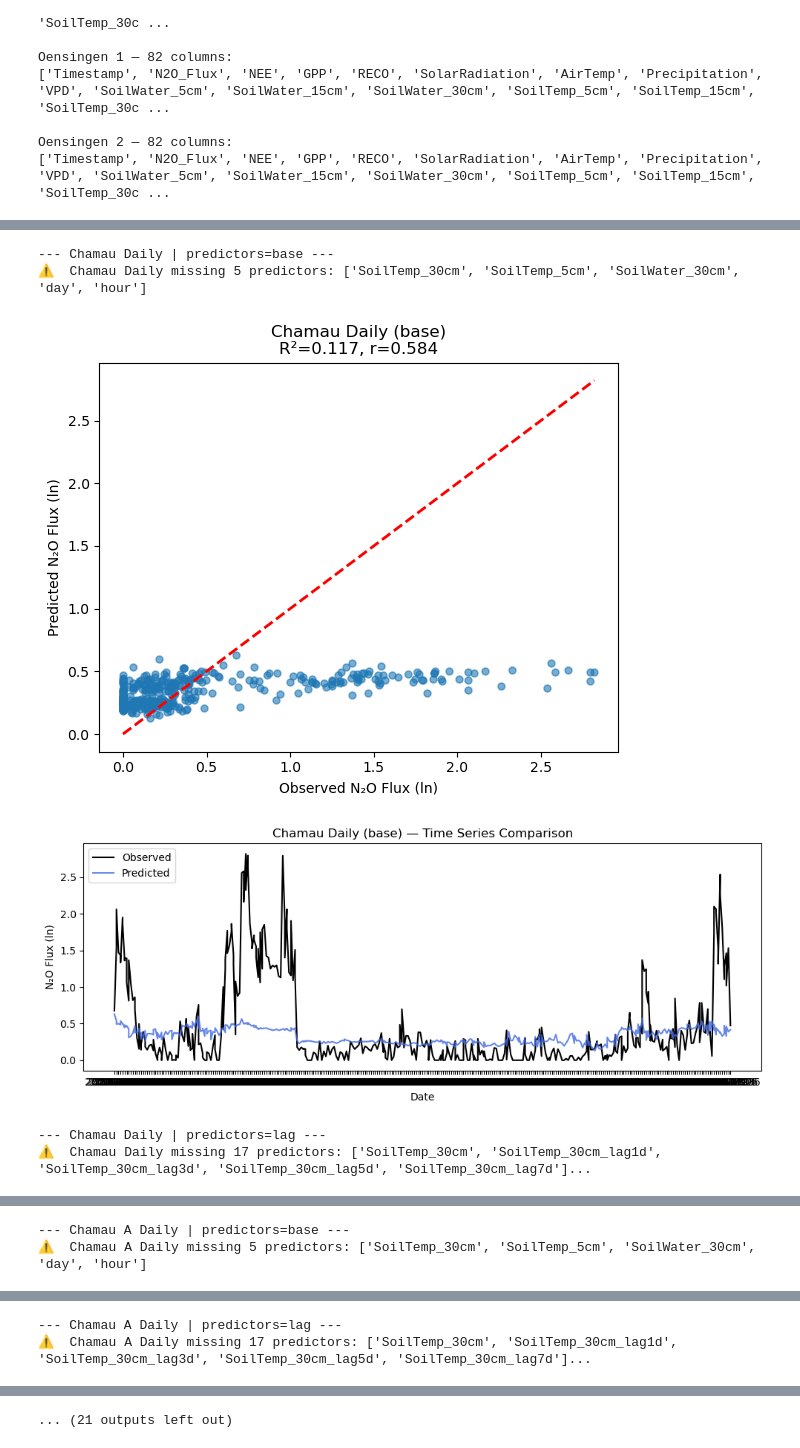
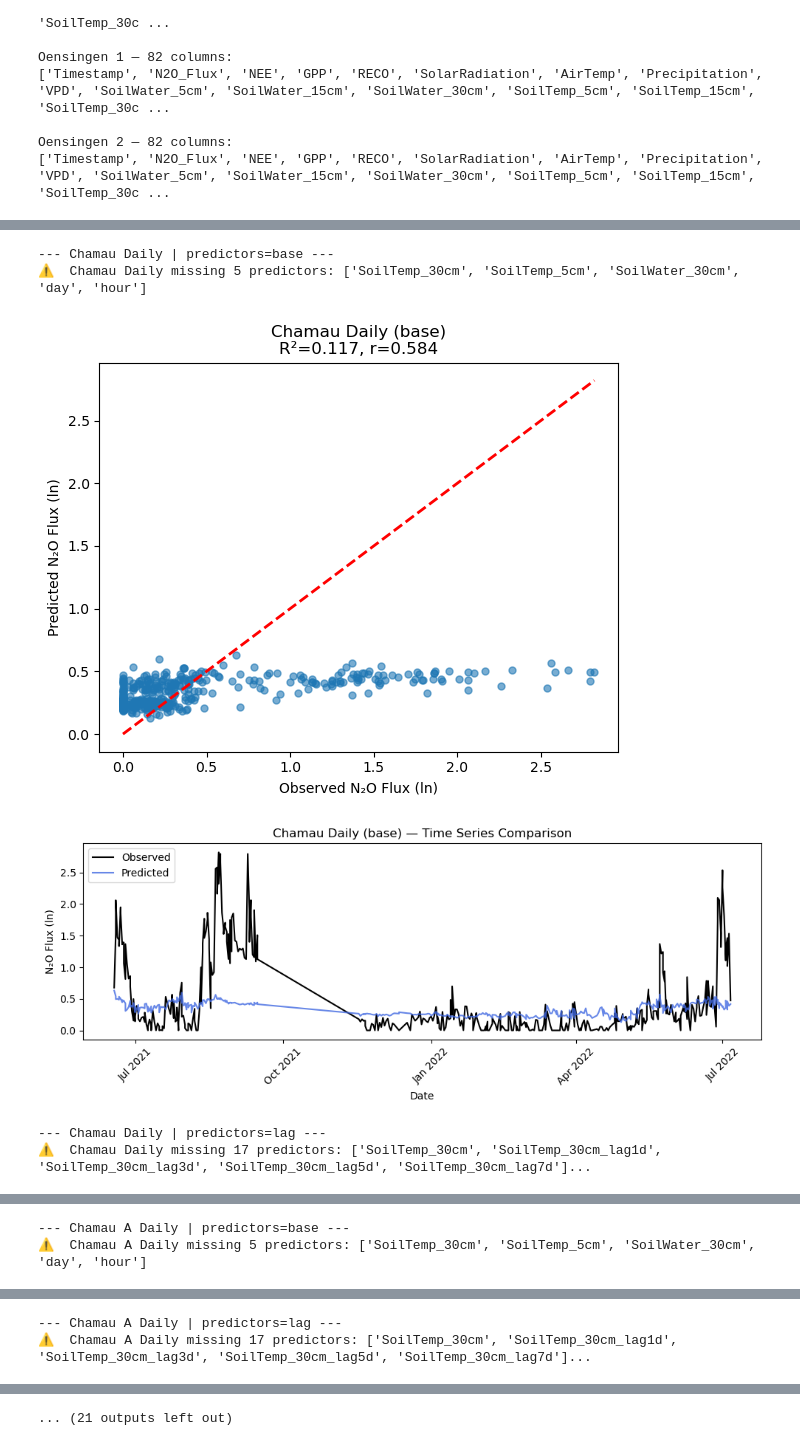
Before and after one commit to AndreasHiropedi/N2O_Emissions_Prediction, a Jupyter notebook: baseline_experiments/ElasticNet_experiments.ipynb, the cells around one changed output, grey strips where cells are left out. Saved outputs shown, nothing was run; the diff lists cells and outputs as text; code cells hidden in the pictures.

```diff
--- a/baseline_experiments/ElasticNet_experiments.ipynb
+++ b/baseline_experiments/ElasticNet_experiments.ipynb
@@ -290,7 +290,7 @@ def train_elasticnet_timeseries_split(
     r2 = r2_score(y_test, y_pred)
     r, _ = pearsonr(y_test, y_pred)
 
-    test_dates = test[date_col].values
+    test_dates = pd.to_datetime(test[date_col])
 
     return {
         "r2": r2,
@@ -312,6 +312,7 @@ def train_elasticnet_timeseries_split(
 import matplotlib.pyplot as plt
 import pandas as pd
 import numpy as np
+import matplotlib.dates as mdates
 
 results = []
 
@@ -374,9 +375,20 @@ for name, df in datasets.items():
             plt.figure(figsize=(10, 4))
             plt.plot(test_dates, y_test, label="Observed", color="black", lw=1.5)
             plt.plot(test_dates, y_pred, label="Predicted", color="royalblue", lw=1.5, alpha=0.8)
-            plt.xlabel("Date")
-            plt.ylabel("N₂O Flux (ln)")
-            plt.title(f"{name} ({set_name}) — Time Series Comparison")
+
+            ax = plt.gca()
+            ax.set_xlabel("Date")
+            ax.set_ylabel("N₂O Flux (ln)")
+            ax.set_title(f"{name} ({set_name}) — Time Series Comparison")
+
+
+            # Set monthly ticks
+            ax.xaxis.set_major_locator(mdates.MonthLocator(interval=3))    # show every 3 months
+            ax.xaxis.set_major_formatter(mdates.DateFormatter("%b %Y"))    # format as "Jan 2022"
+
+            # Rotate ticks for readability
+            plt.xticks(rotation=45)
+
             plt.legend()
             plt.tight_layout()
             plt.show()
@@ -429,6 +441,7 @@ datasets = {
 import matplotlib.pyplot as plt
 import pandas as pd
 import numpy as np
+import matplotlib.dates as mdates
 
 results = []
 
@@ -489,37 +502,48 @@ for name, df in datasets.items():
 
             # --- Time series plot (observed vs predicted) ---
             plt.figure(figsize=(10, 4))
             plt.plot(test_dates, y_test, label="Observed", color="black", lw=1.5)
             plt.plot(test_dates, y_pred, label="Predicted", color="royalblue", lw=1.5, alpha=0.8)
-            plt.xlabel("Date")
-            plt.ylabel("N₂O Flux (ln)")
-            plt.title(f"{name} ({set_name}) — Time Series Comparison")
+
+            ax = plt.gca()
+            ax.set_xlabel("Date")
+            ax.set_ylabel("N₂O Flux (ln)")
+            ax.set_title(f"{name} ({set_name}) — Time Series Comparison")
+
+
+            # Set monthly ticks
+            ax.xaxis.set_major_locator(mdates.MonthLocator(interval=3))    # show every 3 months
+            ax.xaxis.set_major_formatter(mdates.DateFormatter("%b %Y"))    # format as "Jan 2022"
+
+            # Rotate ticks for readability
+            plt.xticks(rotation=45)
+
             plt.legend()
             plt.tight_layout()
             plt.show()
 
         except Exception as e:
             print(f"Skipped {name} ({set_name}) due to error: {e}")
             results.append({
                 "Dataset": name,
                 "Predictor_Set": set_name,
                 "R²": None,
                 "Pearson_r": None,
                 "Best Alpha": None,
                 "Best l1_ratio": None,
                 "n_train": None,
                 "n_val": None,
                 "n_test": None
             })
 
 # --- Final summary ---
 results_df = pd.DataFrame(results).sort_values(by=["R²", "Pearson_r"], ascending=False)
 display(results_df)
 # %% [output]
 --- Chamau Daily | predictors=base ---
 ⚠️  Chamau Daily missing 5 predictors: ['SoilTemp_30cm', 'SoilTemp_5cm', 'SoilWater_30cm', 'day', 'hour']
 [figure]
-[figure, old version]
+[figure, new version]
 --- Chamau Daily | predictors=lag ---
 ⚠️  Chamau Daily missing 17 predictors: ['SoilTemp_30cm', 'SoilTemp_30cm_lag1d', 'SoilTemp_30cm_lag3d', 'SoilTemp_30cm_lag5d', 'SoilTemp_30cm_lag7d']...
 [figure]
```
Also changed, not shown: parts of 2 cells of this notebook, 22 other files.
